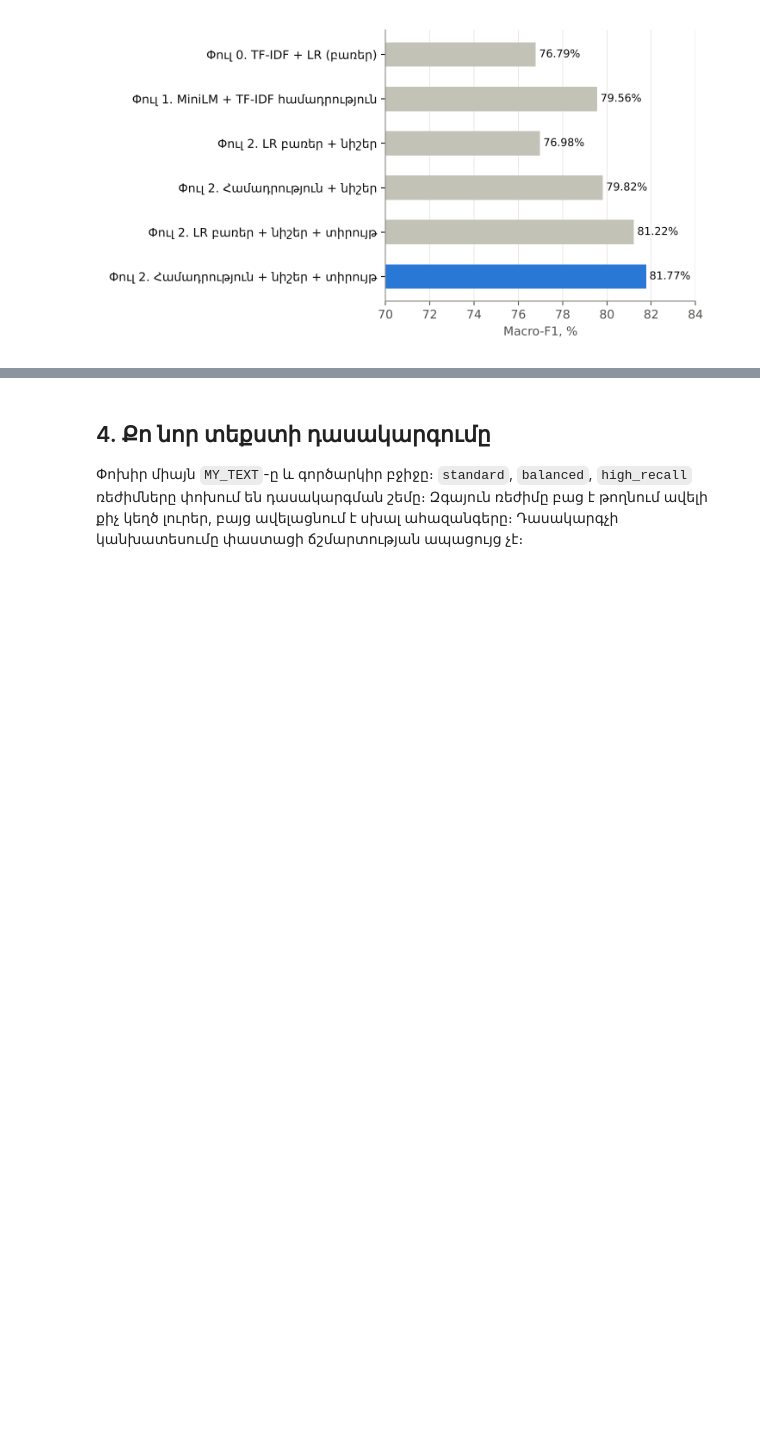
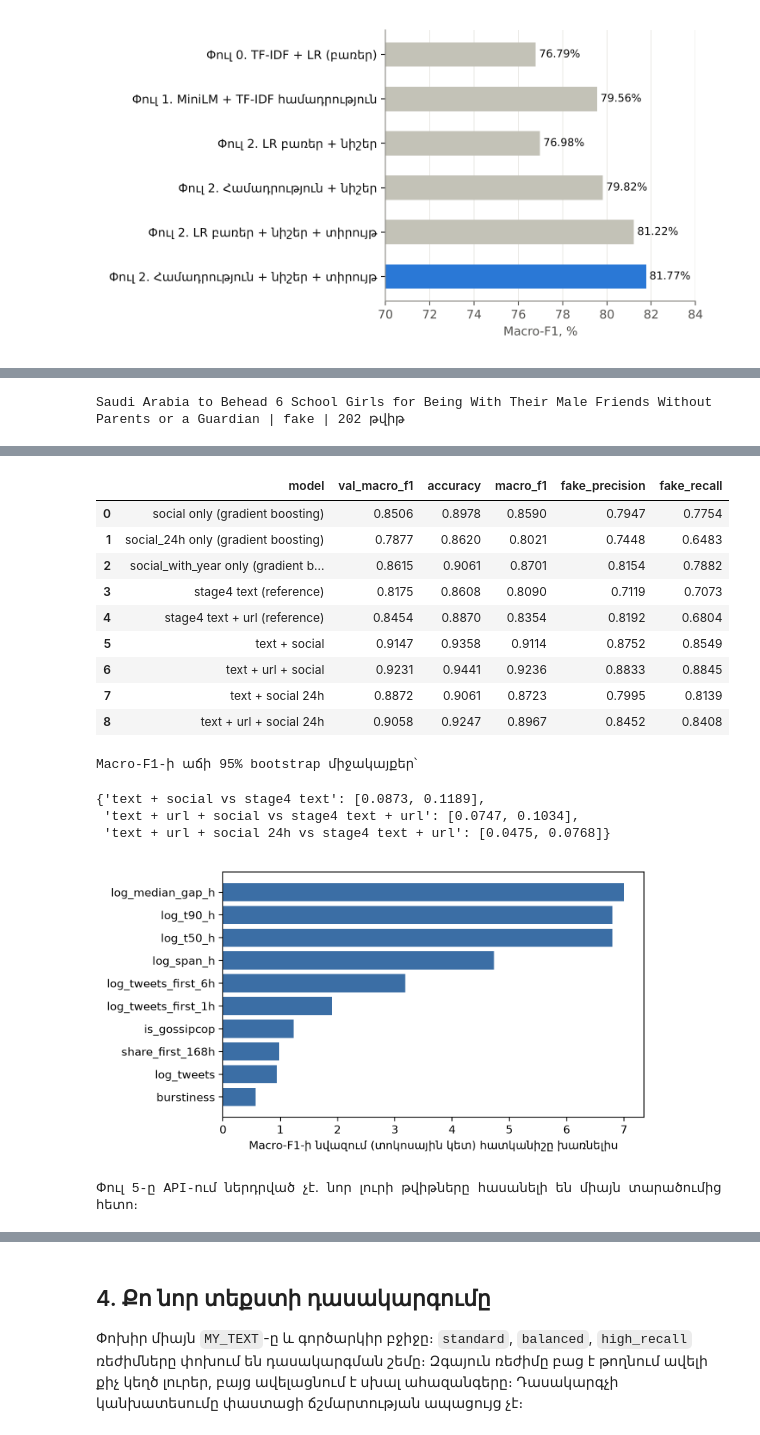
Before and after one commit to marrr862/course-work-3, a Jupyter notebook: Final_Practical.ipynb, the cells around one changed output, grey strips where cells are left out. Saved outputs shown, nothing was run; the diff lists cells and outputs as text; code cells hidden in the pictures; blank space fills up the shorter version.

```diff
--- a/Final_Practical.ipynb
+++ b/Final_Practical.ipynb
@@ -182,0 +186,16 @@ domain α = 0.5 շեմ = 0.55 accuracy = 0.8743 macro-F1 = 0.8177
+# %%
+v4_metrics=json.loads((ROOT/'reports/v4/fakenewsnet_v4_deployed_metrics.json').read_text())
+y_test=test_rows.label.values
+rows=[]
+for kind,title in [('text','Փուլ 4, միայն տեքստ'),('domain','Փուլ 4, տեքստ + հղում')]:
+    p_fake=np.load(ROOT/f'reports/v4/fakenewsnet_v4_{kind}_test_fake_proba.npy')
+    pred=np.where(p_fake>=v4_metrics[kind]['threshold'],'fake','real')
+    m=metrics(y_test,pred)
+    assert abs(m['macro_f1']-v4_metrics[kind]['macro_f1'])<1e-3, 'չափումը չի վերարտադրվել'
+    rows.append({'մոդել':title,'բաղադրիչներ':', '.join(v4_metrics[kind]['components']),'շեմ':v4_metrics[kind]['threshold'],
+                 'accuracy':round(m['accuracy'],4),'macro-F1':round(m['macro_f1'],4)})
+display(pd.DataFrame(rows))
+v3=pd.read_csv(ROOT/'reports/v3/fakenewsnet_v3_results.csv')
+print('Փուլ 3-ի (RoBERTa + փուլեր 1–2) համեմատությունը՝'); display(v3.head(6))
+liar_v4=json.loads((ROOT/'reports/v4/liar_v4_summary.json').read_text())
+print('LIAR, փուլ 4 (', ' + '.join(liar_v4['components']), '):', liar_v4['selected_test'])
@@ -182,0 +217,14 @@ domain α = 0.5 շեմ = 0.55 accuracy = 0.8743 macro-F1 = 0.8177
+# %%
+from fakenews.social import load_frame, propagation_features
+social_frame=load_frame()
+example=social_frame[(social_frame.split=='test')&(social_frame.tweet_ids.fillna('').str.split().str.len()>20)].iloc[0]
+print(example.text,'|',example.label,'|',len(example.tweet_ids.split()),'թվիթ')
+display(pd.Series(propagation_features(example.tweet_ids)).round(3).to_frame('արժեք').T)
+v5=pd.read_csv(ROOT/'reports/v5/fakenewsnet_v5_results.csv')
+display(v5[['model','val_macro_f1','accuracy','macro_f1','fake_precision','fake_recall']])
+v5_summary=json.loads((ROOT/'reports/v5/fakenewsnet_v5_summary.json').read_text())
+print('Macro-F1-ի աճի 95% bootstrap միջակայքեր՝'); display(v5_summary['macro_f1_diff_95ci'])
+display(Image(filename=str(ROOT/'reports/v5/fig_social_importance.png'),width=560))
+print('Փուլ 5-ը API-ում ներդրված չէ․ նոր լուրի թվիթները հասանելի են միայն տարածումից հետո։')
+# %% [output]
+Saudi Arabia to Behead 6 School Girls for Being With Their Male Friends Without Parents or a Guardian | fake | 202 թվիթ
@@ -182,0 +233,16 @@ domain α = 0.5 շեմ = 0.55 accuracy = 0.8743 macro-F1 = 0.8177
+|  | model | val_macro_f1 | accuracy | macro_f1 | fake_precision | fake_recall |
+| 0 | social only (gradient boosting) | 0.8506 | 0.8978 | 0.8590 | 0.7947 | 0.7754 |
+| 1 | social_24h only (gradient boosting) | 0.7877 | 0.8620 | 0.8021 | 0.7448 | 0.6483 |
+| 2 | social_with_year only (gradient b... | 0.8615 | 0.9061 | 0.8701 | 0.8154 | 0.7882 |
+| 3 | stage4 text (reference) | 0.8175 | 0.8608 | 0.8090 | 0.7119 | 0.7073 |
+| 4 | stage4 text + url (reference) | 0.8454 | 0.8870 | 0.8354 | 0.8192 | 0.6804 |
+| 5 | text + social | 0.9147 | 0.9358 | 0.9114 | 0.8752 | 0.8549 |
+| 6 | text + url + social | 0.9231 | 0.9441 | 0.9236 | 0.8833 | 0.8845 |
+| 7 | text + social 24h | 0.8872 | 0.9061 | 0.8723 | 0.7995 | 0.8139 |
+| 8 | text + url + social 24h | 0.9058 | 0.9247 | 0.8967 | 0.8452 | 0.8408 |
+Macro-F1-ի աճի 95% bootstrap միջակայքեր՝
+{'text + social vs stage4 text': [0.0873, 0.1189],
+ 'text + url + social vs stage4 text + url': [0.0747, 0.1034],
+ 'text + url + social 24h vs stage4 text + url': [0.0475, 0.0768]}
+[figure, added]
+Փուլ 5-ը API-ում ներդրված չէ․ նոր լուրի թվիթները հասանելի են միայն տարածումից հետո։
```
Also changed, not shown: parts of 13 cells of this notebook, 26 other files.
